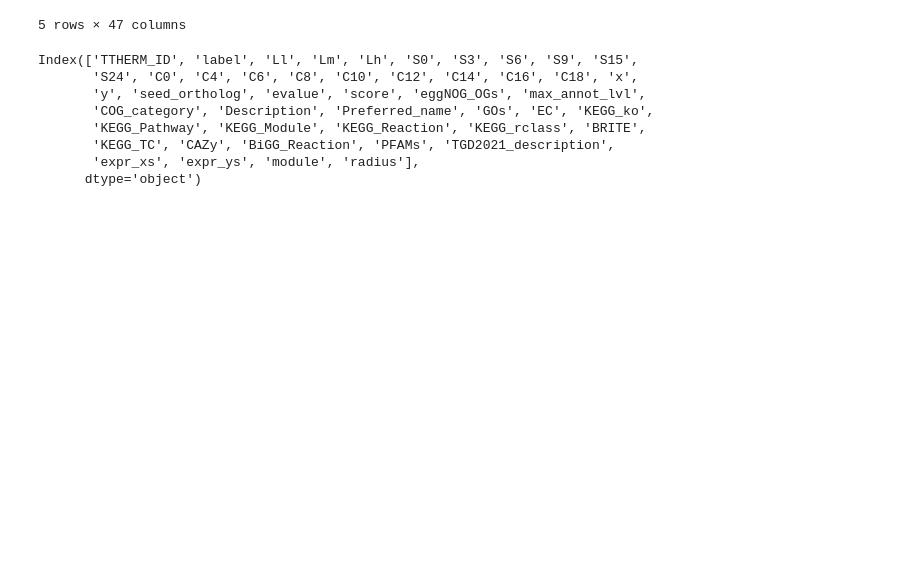
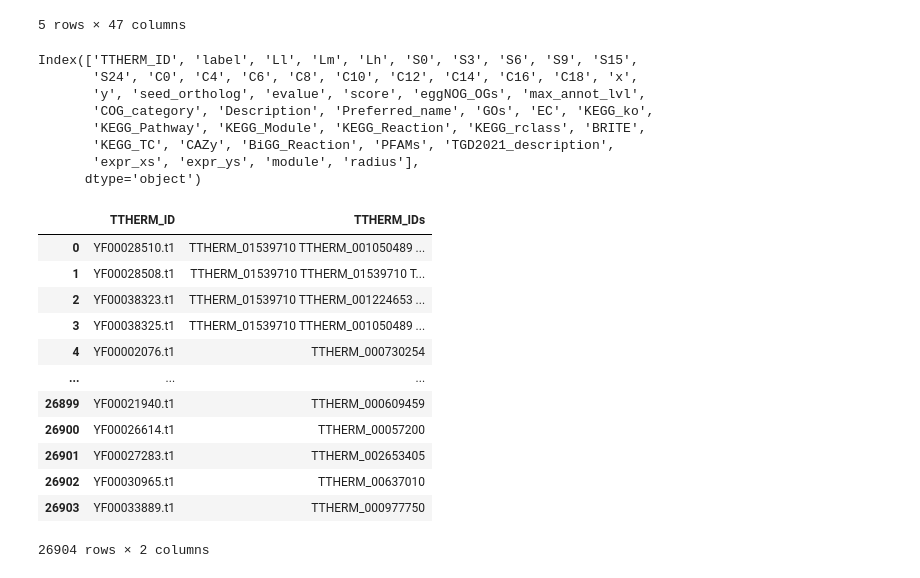
Before and after one commit to ltsypin/TGNE-2022, a Jupyter notebook: TGNE/embedding/server_data_preparation.ipynb, the cells around one changed output. Drawn from its saved outputs; the diff is of its cells as text; code cells hidden in the pictures; blank space fills up the shorter version.

```diff
--- a/TGNE/embedding/server_data_preparation.ipynb
+++ b/TGNE/embedding/server_data_preparation.ipynb
@@ -247,3 +250,21 @@ Index(['TTHERM_ID', 'label', 'Ll', 'Lm', 'Lh', 'S0', 'S3', 'S6', 'S9', 'S15',
        'KEGG_TC', 'CAZy', 'BiGG_Reaction', 'PFAMs', 'TGD2021_description',
        'expr_xs', 'expr_ys', 'module', 'radius'],
       dtype='object')
+# %%
+yf_to_ttherm_map_df = pd.read_csv('../../new_raw_data/tgd2024/yf_ttherm_mapping_may2024.csv')
+yf_to_ttherm_map_df.rename(columns={'TTHERM_ID': 'TTHERM_IDs', 'YF_ID': 'TTHERM_ID'},inplace=True)
+yf_to_ttherm_map_df
+# %% [output]
+|  | TTHERM_ID | TTHERM_IDs |
+| 0 | YF00028510.t1 | TTHERM_01539710 TTHERM_001050489 ... |
+| 1 | YF00028508.t1 | TTHERM_01539710 TTHERM_01539710 T... |
+| 2 | YF00038323.t1 | TTHERM_01539710 TTHERM_001224653 ... |
+| 3 | YF00038325.t1 | TTHERM_01539710 TTHERM_001050489 ... |
+| 4 | YF00002076.t1 | TTHERM_000730254 |
+| ... | ... | ... |
+| 26899 | YF00021940.t1 | TTHERM_000609459 |
+| 26900 | YF00026614.t1 | TTHERM_00057200 |
+| 26901 | YF00027283.t1 | TTHERM_002653405 |
+| 26902 | YF00030965.t1 | TTHERM_00637010 |
+| 26903 | YF00033889.t1 | TTHERM_000977750 |
+26904 rows × 2 columns
```
Also changed, not shown: parts of 11 cells of this notebook, 3 other files.
